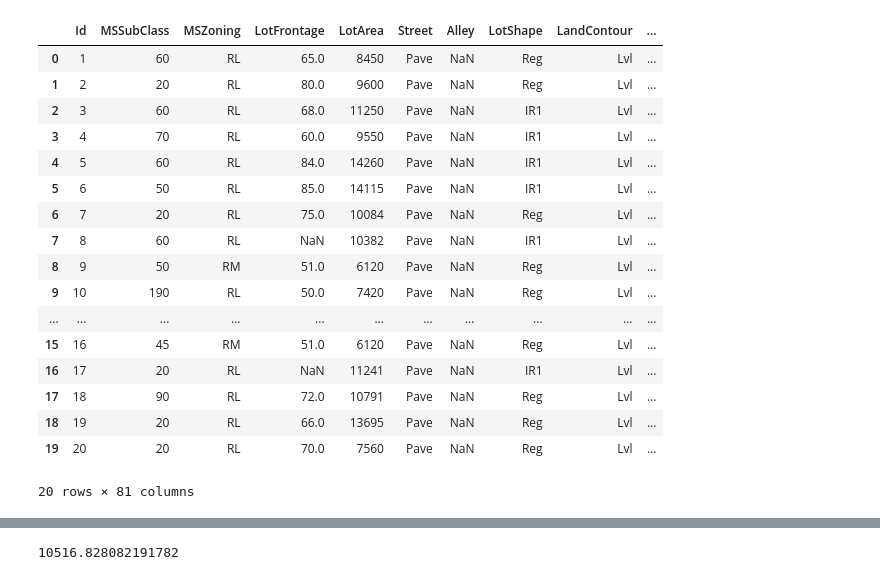
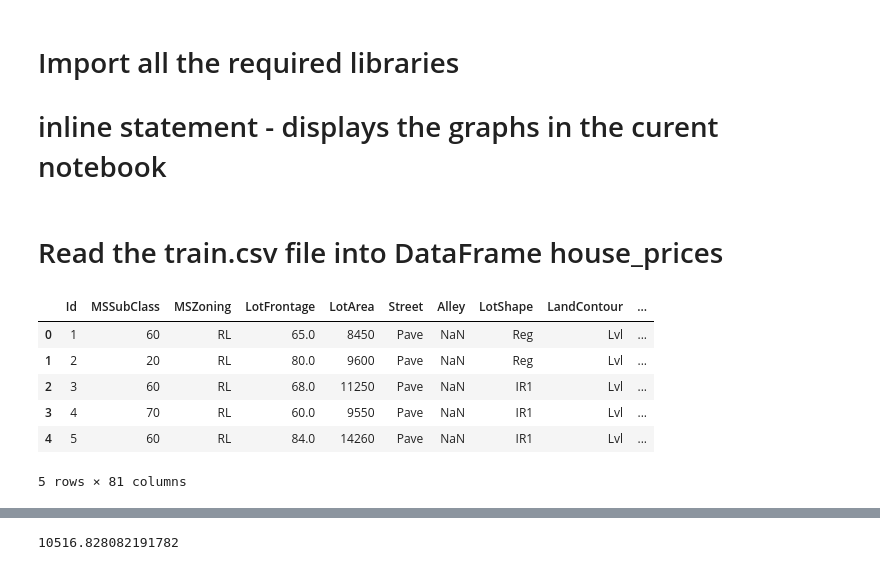
Before and after one commit to NikhilaThota/CapstoneProject_House_Prices_Prediction, a Jupyter notebook: House_prices.ipynb, the cells around one changed output, grey strips where cells are left out. Saved outputs shown, nothing was run; the diff lists cells and outputs as text; code cells hidden in the pictures.

```diff
--- a/House_prices.ipynb
+++ b/House_prices.ipynb
@@ -1,3 +1,6 @@
+# %% [markdown]
+# Import all the required libraries
+# inline statement - displays the graphs in the curent notebook
 # %%
 import numpy as np
 import pandas as pd
@@ -6,2 +10,4 @@ import matplotlib.pyplot as plt
 % matplotlib inline
+# %% [markdown]
+# Read the train.csv file into DataFrame house_prices
 # %%
@@ -9,25 +14,14 @@ import matplotlib.pyplot as plt
 house_prices = pd.read_csv("E:\Data Science\Capstone Project - House prices\Datasets\\train.csv")
 # %%
-house_prices.head(n=20)
+house_prices.head()
 # %% [output]
 |  | Id | MSSubClass | MSZoning | LotFrontage | LotArea | Street | Alley | LotShape | LandContour | ... |
 | 0 | 1 | 60 | RL | 65.0 | 8450 | Pave | NaN | Reg | Lvl | ... |
 | 1 | 2 | 20 | RL | 80.0 | 9600 | Pave | NaN | Reg | Lvl | ... |
 | 2 | 3 | 60 | RL | 68.0 | 11250 | Pave | NaN | IR1 | Lvl | ... |
 | 3 | 4 | 70 | RL | 60.0 | 9550 | Pave | NaN | IR1 | Lvl | ... |
 | 4 | 5 | 60 | RL | 84.0 | 14260 | Pave | NaN | IR1 | Lvl | ... |
-| 5 | 6 | 50 | RL | 85.0 | 14115 | Pave | NaN | IR1 | Lvl | ... |
-| 6 | 7 | 20 | RL | 75.0 | 10084 | Pave | NaN | Reg | Lvl | ... |
-| 7 | 8 | 60 | RL | NaN | 10382 | Pave | NaN | IR1 | Lvl | ... |
-| 8 | 9 | 50 | RM | 51.0 | 6120 | Pave | NaN | Reg | Lvl | ... |
-| 9 | 10 | 190 | RL | 50.0 | 7420 | Pave | NaN | Reg | Lvl | ... |
-| ... | ... | ... | ... | ... | ... | ... | ... | ... | ... | ... |
-| 15 | 16 | 45 | RM | 51.0 | 6120 | Pave | NaN | Reg | Lvl | ... |
-| 16 | 17 | 20 | RL | NaN | 11241 | Pave | NaN | IR1 | Lvl | ... |
-| 17 | 18 | 90 | RL | 72.0 | 10791 | Pave | NaN | Reg | Lvl | ... |
-| 18 | 19 | 20 | RL | 66.0 | 13695 | Pave | NaN | Reg | Lvl | ... |
-| 19 | 20 | 20 | RL | 70.0 | 7560 | Pave | NaN | Reg | Lvl | ... |
-20 rows × 81 columns
+5 rows × 81 columns
 # %%
 # h_p is the copy of DataFrame h_p
 h_p = house_prices.copy()
```
Also changed, not shown: parts of 65 cells of this notebook.
